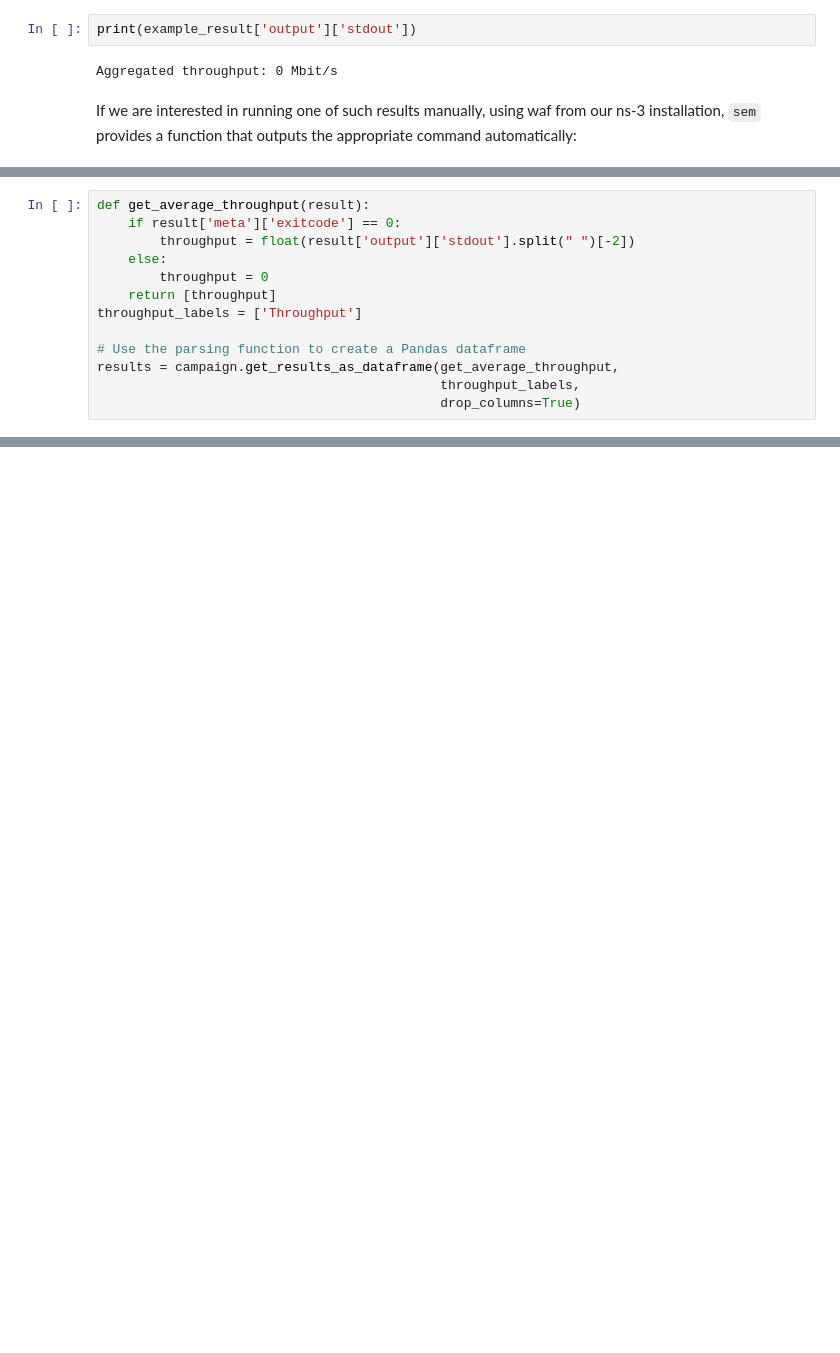
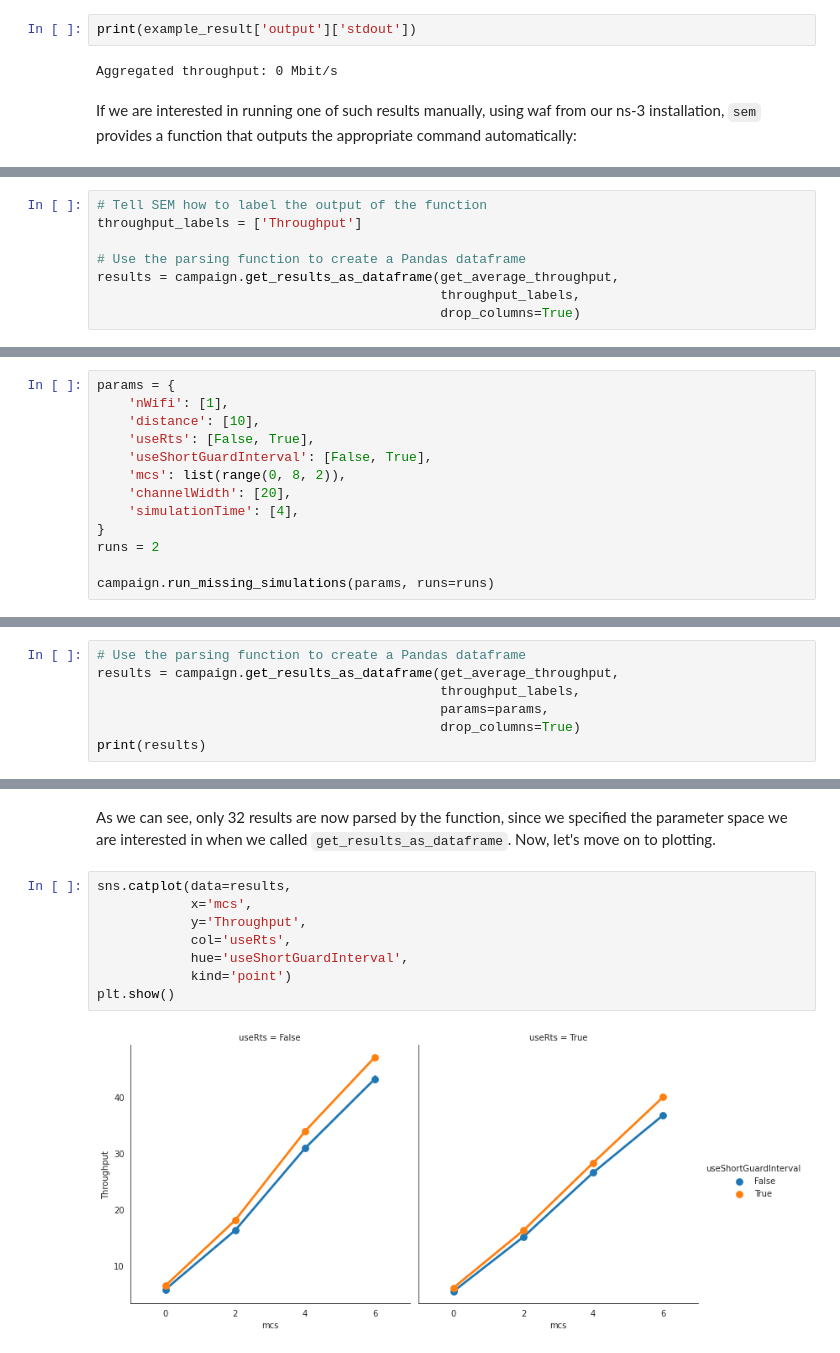
Before and after one commit to akshitpatel01/sem, a Jupyter notebook: examples/wifi-example.ipynb, the cells around one changed output, grey strips where cells are left out. Drawn from its saved outputs; the diff is of its cells as text; blank space fills up the shorter version.

```diff
--- a/examples/wifi-example.ipynb
+++ b/examples/wifi-example.ipynb
@@ -145,10 +168,5 @@ passed to ``get_results_as_dataframe``, that will call it on every result it nee
 # %%
-def get_average_throughput(result):
-    if result['meta']['exitcode'] == 0:
-        throughput = float(result['output']['stdout'].split(" ")[-2])
-    else:
-        throughput = 0
-    return [throughput]
+# Tell SEM how to label the output of the function
 throughput_labels = ['Throughput']
 
 # Use the parsing function to create a Pandas dataframe
@@ -167,0 +211,13 @@ plt.show()
+# %%
+params = {
+    'nWifi': [1],
+    'distance': [10],
+    'useRts': [False, True],
+    'useShortGuardInterval': [False, True],
+    'mcs': list(range(0, 8, 2)),
+    'channelWidth': [20],
+    'simulationTime': [4],
+}
+runs = 2
+
+campaign.run_missing_simulations(params, runs=runs)
@@ -167,0 +226,7 @@ plt.show()
+# %%
+# Use the parsing function to create a Pandas dataframe
+results = campaign.get_results_as_dataframe(get_average_throughput,
+                                            throughput_labels,
+                                            params=params,
+                                            drop_columns=True)
+print(results)
@@ -167,0 +251,12 @@ plt.show()
+# %% [markdown]
+As we can see, only 32 results are now parsed by the function, since we specified the parameter space we are interested in when we called ``get_results_as_dataframe``. Now, let's move on to plotting.
+# %%
+sns.catplot(data=results,
+            x='mcs',
+            y='Throughput',
+            col='useRts',
+            hue='useShortGuardInterval',
+            kind='point')
+plt.show()
+# %% [output]
+[figure, added]
```
Also changed, not shown: parts of 23 cells of this notebook, 6 other files.
